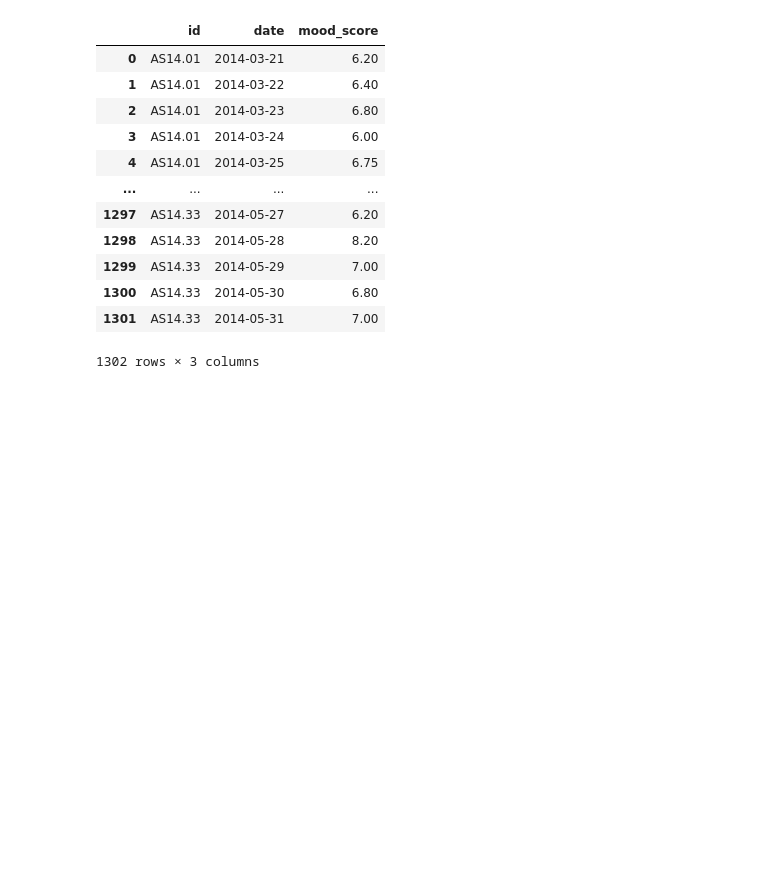
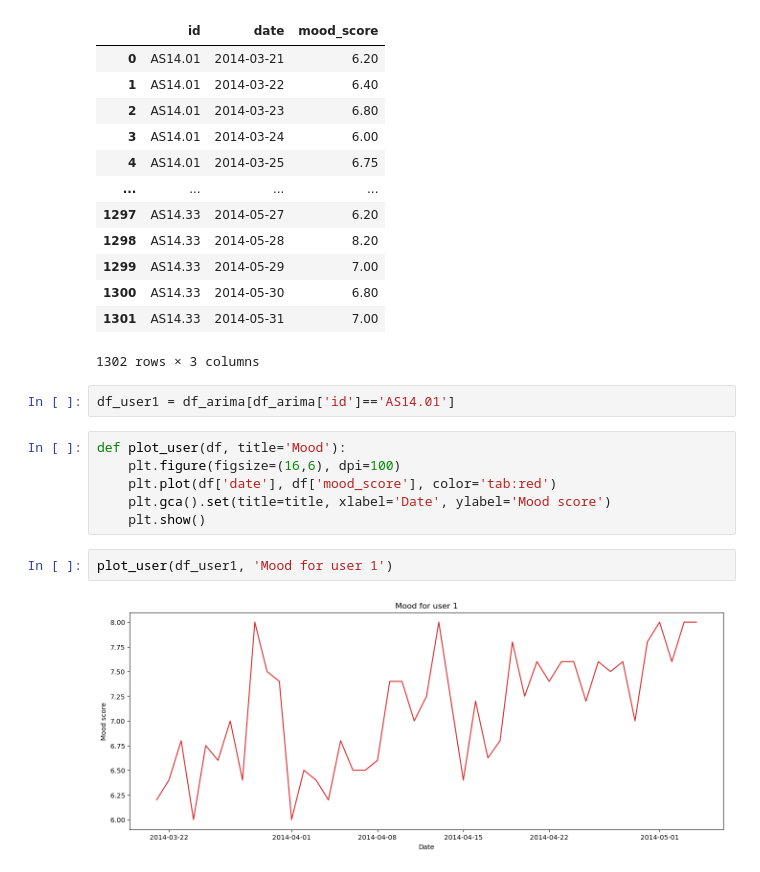
Before and after one commit to tituspellegrom/DataMiningTechniques, a Jupyter notebook: Exploration-Jaimie.ipynb, the cells around one changed output. Drawn from its saved outputs; the diff is of its cells as text; blank space fills up the shorter version.

Commit message:
Arima

```diff
--- a/Exploration-Jaimie.ipynb
+++ b/Exploration-Jaimie.ipynb
@@ -479,3 +479,15 @@ df_arima
 | 1300 | AS14.33 | 2014-05-30 | 6.80 |
 | 1301 | AS14.33 | 2014-05-31 | 7.00 |
 1302 rows × 3 columns
+# %%
+df_user1 = df_arima[df_arima['id']=='AS14.01']
+# %%
+def plot_user(df, title='Mood'):
+    plt.figure(figsize=(16,6), dpi=100)
+    plt.plot(df['date'], df['mood_score'], color='tab:red')
+    plt.gca().set(title=title, xlabel='Date', ylabel='Mood score')
+    plt.show()
+# %%
+plot_user(df_user1, 'Mood for user 1')
+# %% [output]
+[figure, added]
```
